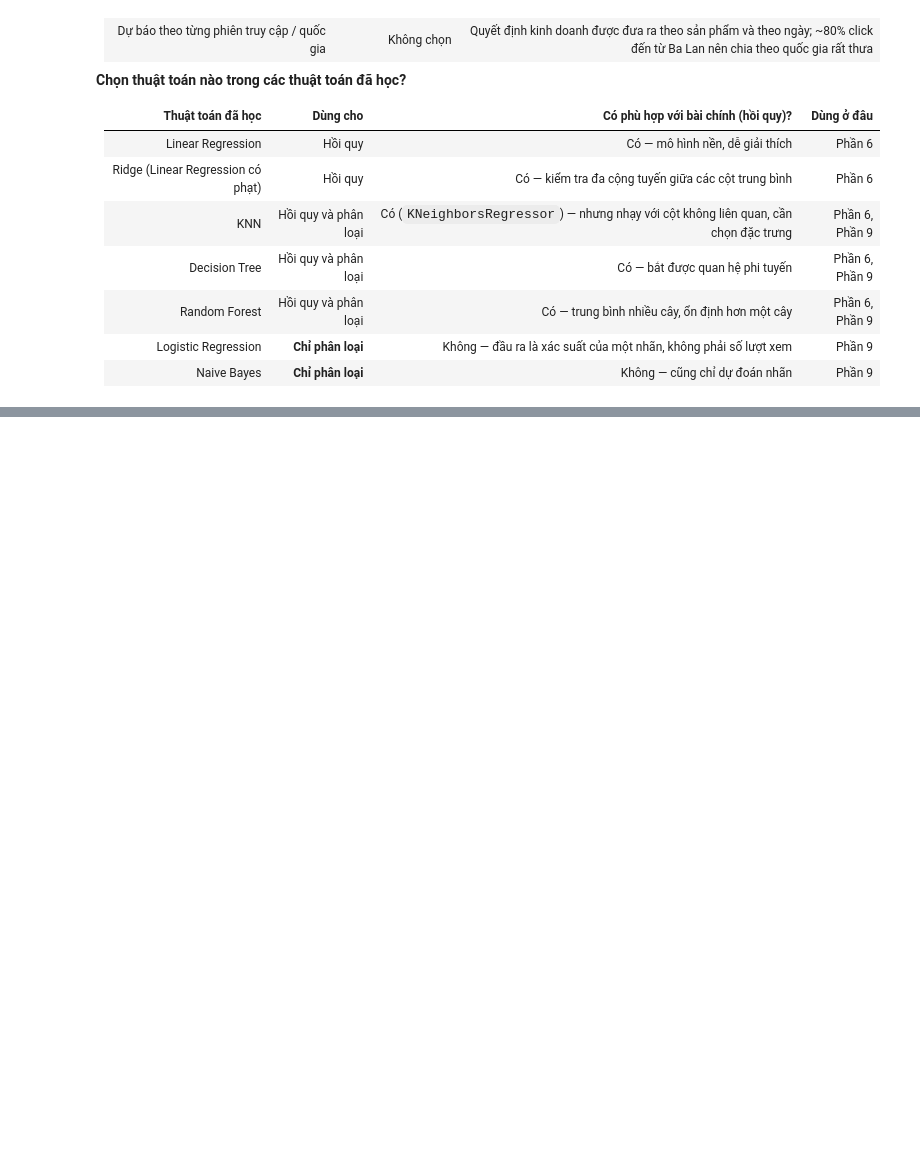
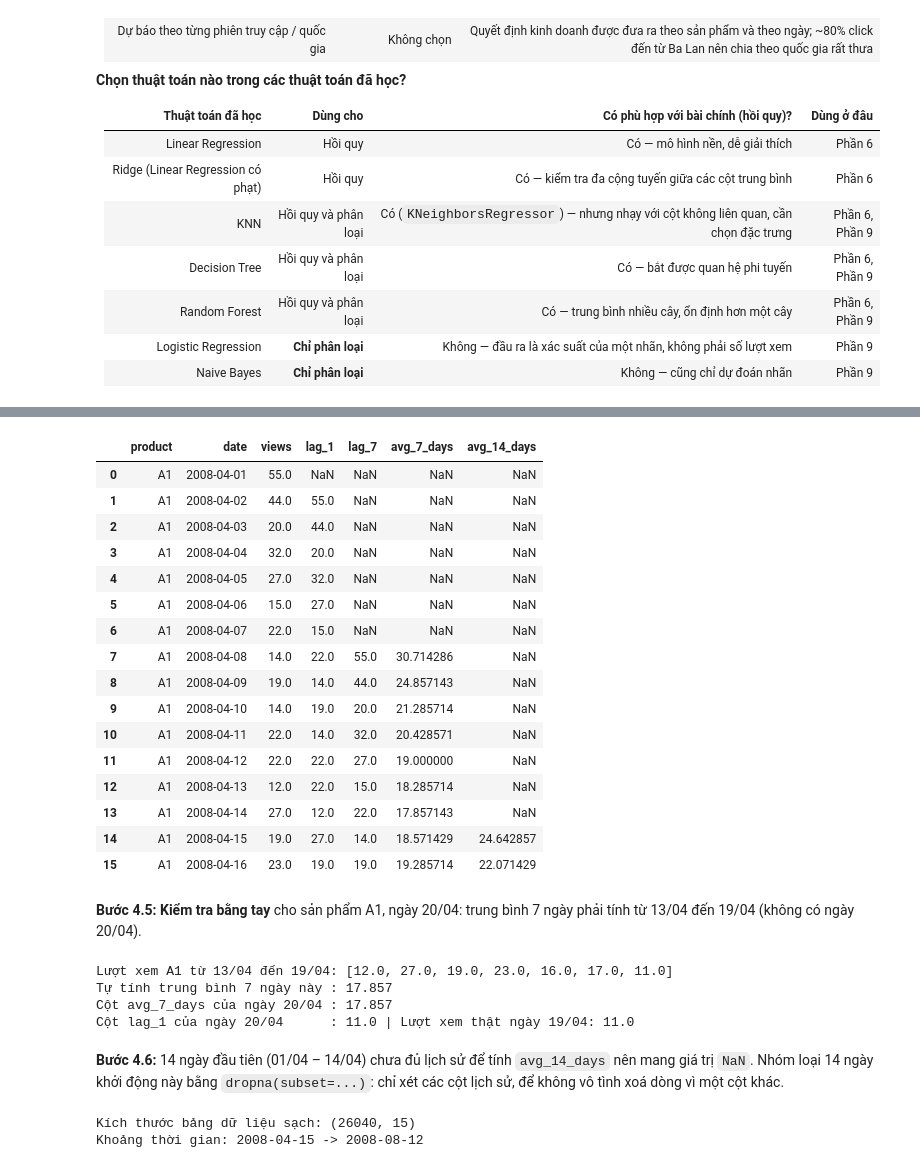
Before and after one commit to tvsng23/DS66B_group_3, a Jupyter notebook: notebooks/DS66B_group_3.ipynb, the cells around one changed output, grey strips where cells are left out. Cells and saved outputs as stored; diff of their text form; code cells hidden in the pictures; blank space fills up the shorter version.

```diff
--- a/notebooks/DS66B_group_3.ipynb
+++ b/notebooks/DS66B_group_3.ipynb
@@ -312,0 +463,60 @@ Lần 5 - số sản phẩm kiểm tra: 43 - Accuracy: 57.8 %
+# %%
+# Hai hàm nhỏ: luôn dịch 1 ngày (shift) TRƯỚC, rồi mới lấy trung bình
+def avg_last_7_days(x):
+    return x.shift(1).rolling(7).mean()
+
+def avg_last_14_days(x):
+    return x.shift(1).rolling(14).mean()
+
+grp = panel.groupby('product')['views']       # mọi phép tính làm riêng cho từng sản phẩm
+
+panel['lag_1']       = grp.shift(1)                     # Lượt xem hôm qua (d - 1)
+panel['lag_7']       = grp.shift(7)                     # Lượt xem cùng thứ tuần trước (d - 7)
+panel['avg_7_days']  = grp.transform(avg_last_7_days)   # TB 7 ngày liền trước
+panel['avg_14_days'] = grp.transform(avg_last_14_days)  # TB 14 ngày liền trước
+panel['day_of_week'] = panel['date'].dt.dayofweek       # 0 = Thứ Hai ... 6 = Chủ Nhật
+
+panel[['product', 'date', 'views', 'lag_1', 'lag_7', 'avg_7_days', 'avg_14_days']].head(16)
+# %% [output]
+|  | product | date | views | lag_1 | lag_7 | avg_7_days | avg_14_days |
+| 0 | A1 | 2008-04-01 | 55.0 | NaN | NaN | NaN | NaN |
+| 1 | A1 | 2008-04-02 | 44.0 | 55.0 | NaN | NaN | NaN |
+| 2 | A1 | 2008-04-03 | 20.0 | 44.0 | NaN | NaN | NaN |
+| 3 | A1 | 2008-04-04 | 32.0 | 20.0 | NaN | NaN | NaN |
+| 4 | A1 | 2008-04-05 | 27.0 | 32.0 | NaN | NaN | NaN |
+| 5 | A1 | 2008-04-06 | 15.0 | 27.0 | NaN | NaN | NaN |
+| 6 | A1 | 2008-04-07 | 22.0 | 15.0 | NaN | NaN | NaN |
+| 7 | A1 | 2008-04-08 | 14.0 | 22.0 | 55.0 | 30.714286 | NaN |
+| 8 | A1 | 2008-04-09 | 19.0 | 14.0 | 44.0 | 24.857143 | NaN |
+| 9 | A1 | 2008-04-10 | 14.0 | 19.0 | 20.0 | 21.285714 | NaN |
+| 10 | A1 | 2008-04-11 | 22.0 | 14.0 | 32.0 | 20.428571 | NaN |
+| 11 | A1 | 2008-04-12 | 22.0 | 22.0 | 27.0 | 19.000000 | NaN |
+| 12 | A1 | 2008-04-13 | 12.0 | 22.0 | 15.0 | 18.285714 | NaN |
+| 13 | A1 | 2008-04-14 | 27.0 | 12.0 | 22.0 | 17.857143 | NaN |
+| 14 | A1 | 2008-04-15 | 19.0 | 27.0 | 14.0 | 18.571429 | 24.642857 |
+| 15 | A1 | 2008-04-16 | 23.0 | 19.0 | 19.0 | 19.285714 | 22.071429 |
+# %% [markdown]
+**Bước 4.5: Kiểm tra bằng tay** cho sản phẩm A1, ngày 20/04: trung bình 7 ngày phải tính từ 13/04 đến 19/04 (không có ngày 20/04).
+# %%
+a1 = panel[panel['product'] == 'A1'].set_index('date')['views']
+print('Lượt xem A1 từ 13/04 đến 19/04:', a1['2008-04-13':'2008-04-19'].tolist())
+print('Tự tính trung bình 7 ngày này :', round(a1['2008-04-13':'2008-04-19'].mean(), 3))
+
+row = panel[(panel['product'] == 'A1') & (panel['date'] == '2008-04-20')]
+print('Cột avg_7_days của ngày 20/04 :', round(row['avg_7_days'].values[0], 3))
+print('Cột lag_1 của ngày 20/04      :', row['lag_1'].values[0], '| Lượt xem thật ngày 19/04:', a1['2008-04-19'])
+# %% [output]
+Lượt xem A1 từ 13/04 đến 19/04: [12.0, 27.0, 19.0, 23.0, 16.0, 17.0, 11.0]
+Tự tính trung bình 7 ngày này : 17.857
+Cột avg_7_days của ngày 20/04 : 17.857
+Cột lag_1 của ngày 20/04      : 11.0 | Lượt xem thật ngày 19/04: 11.0
+# %% [markdown]
+**Bước 4.6:** 14 ngày đầu tiên (01/04 – 14/04) chưa đủ lịch sử để tính `avg_14_days` nên mang giá trị `NaN`. Nhóm loại 14 ngày khởi động này bằng `dropna(subset=...)`: chỉ xét các cột lịch sử, để không vô tình xoá dòng vì một cột khác.
+# %%
+history_cols = ['lag_1', 'lag_7', 'avg_7_days', 'avg_14_days']
+panel_clean = panel.dropna(subset=history_cols).reset_index(drop=True)
+print('Kích thước bảng dữ liệu sạch:', panel_clean.shape)
+print('Khoảng thời gian:', panel_clean['date'].min().date(), '->', panel_clean['date'].max().date())
+# %% [output]
+Kích thước bảng dữ liệu sạch: (26040, 15)
+Khoảng thời gian: 2008-04-15 -> 2008-08-12
```
Also changed, not shown: parts of 16 cells of this notebook.
